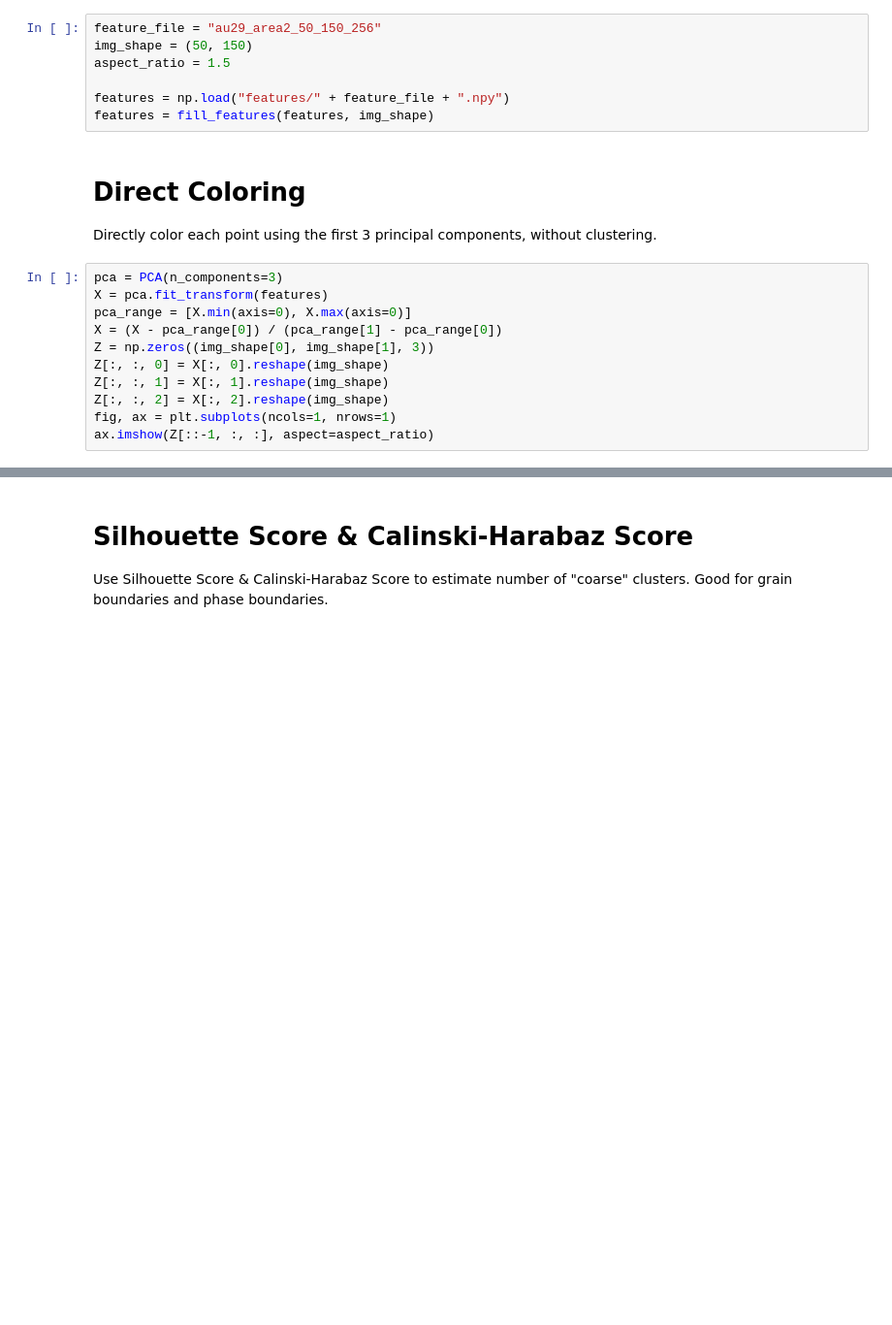
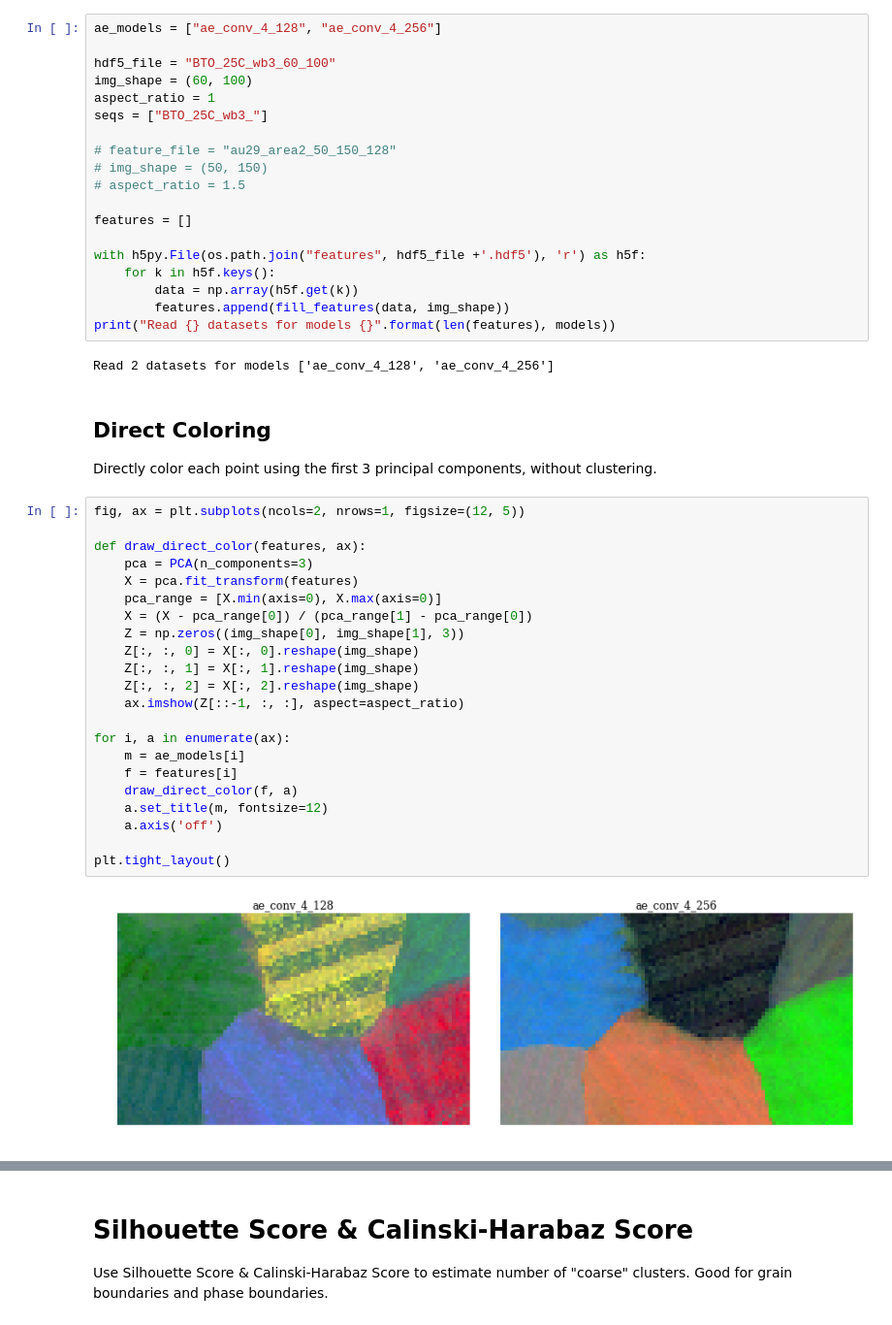
Before and after one commit to xmechanics/canon, a Jupyter notebook: scripts/segment.ipynb, the cells around one changed output, grey strips where cells are left out. Shown at 97% size. Saved outputs shown, nothing was run; the diff lists cells and outputs as text; blank space fills up the shorter version.

```diff
--- a/scripts/segment.ipynb
+++ b/scripts/segment.ipynb
@@ -31,22 +50,49 @@ def fill_features(features, img_shape):
-# %%
-feature_file = "au29_area2_50_150_256"
-img_shape = (50, 150)
-aspect_ratio = 1.5
-
-features = np.load("features/" + feature_file + ".npy")
-features = fill_features(features, img_shape)
+# %%
+ae_models = ["ae_conv_4_128", "ae_conv_4_256"]
+
+hdf5_file = "BTO_25C_wb3_60_100"
+img_shape = (60, 100)
+aspect_ratio = 1
+seqs = ["BTO_25C_wb3_"]
+
+# feature_file = "au29_area2_50_150_128"
+# img_shape = (50, 150)
+# aspect_ratio = 1.5
+
+features = []
+
+with h5py.File(os.path.join("features", hdf5_file +'.hdf5'), 'r') as h5f:
+    for k in h5f.keys():
+        data = np.array(h5f.get(k))
+        features.append(fill_features(data, img_shape))
+print("Read {} datasets for models {}".format(len(features), models))
+# %% [output]
+Read 2 datasets for models ['ae_conv_4_128', 'ae_conv_4_256']
 # %% [markdown]
-# Direct Coloring
+## Direct Coloring
 Directly color each point using the first 3 principal components, without clustering.
 # %%
-pca = PCA(n_components=3)
-X = pca.fit_transform(features)
-pca_range = [X.min(axis=0), X.max(axis=0)]
-X = (X - pca_range[0]) / (pca_range[1] - pca_range[0])
-Z = np.zeros((img_shape[0], img_shape[1], 3))
-Z[:, :, 0] = X[:, 0].reshape(img_shape)
-Z[:, :, 1] = X[:, 1].reshape(img_shape)
-Z[:, :, 2] = X[:, 2].reshape(img_shape)
-fig, ax = plt.subplots(ncols=1, nrows=1)
-ax.imshow(Z[::-1, :, :], aspect=aspect_ratio)
+fig, ax = plt.subplots(ncols=2, nrows=1, figsize=(12, 5))
+
+def draw_direct_color(features, ax):
+    pca = PCA(n_components=3)
+    X = pca.fit_transform(features)
+    pca_range = [X.min(axis=0), X.max(axis=0)]
+    X = (X - pca_range[0]) / (pca_range[1] - pca_range[0])
+    Z = np.zeros((img_shape[0], img_shape[1], 3))
+    Z[:, :, 0] = X[:, 0].reshape(img_shape)
+    Z[:, :, 1] = X[:, 1].reshape(img_shape)
+    Z[:, :, 2] = X[:, 2].reshape(img_shape)
+    ax.imshow(Z[::-1, :, :], aspect=aspect_ratio)
+
+for i, a in enumerate(ax):
+    m = ae_models[i]
+    f = features[i]
+    draw_direct_color(f, a)
+    a.set_title(m, fontsize=12)
+    a.axis('off')
+
+plt.tight_layout()
+# %% [output]
+[figure, added]
 # %% [markdown]
```
Also changed, not shown: parts of 7 cells of this notebook, 6 other files.
